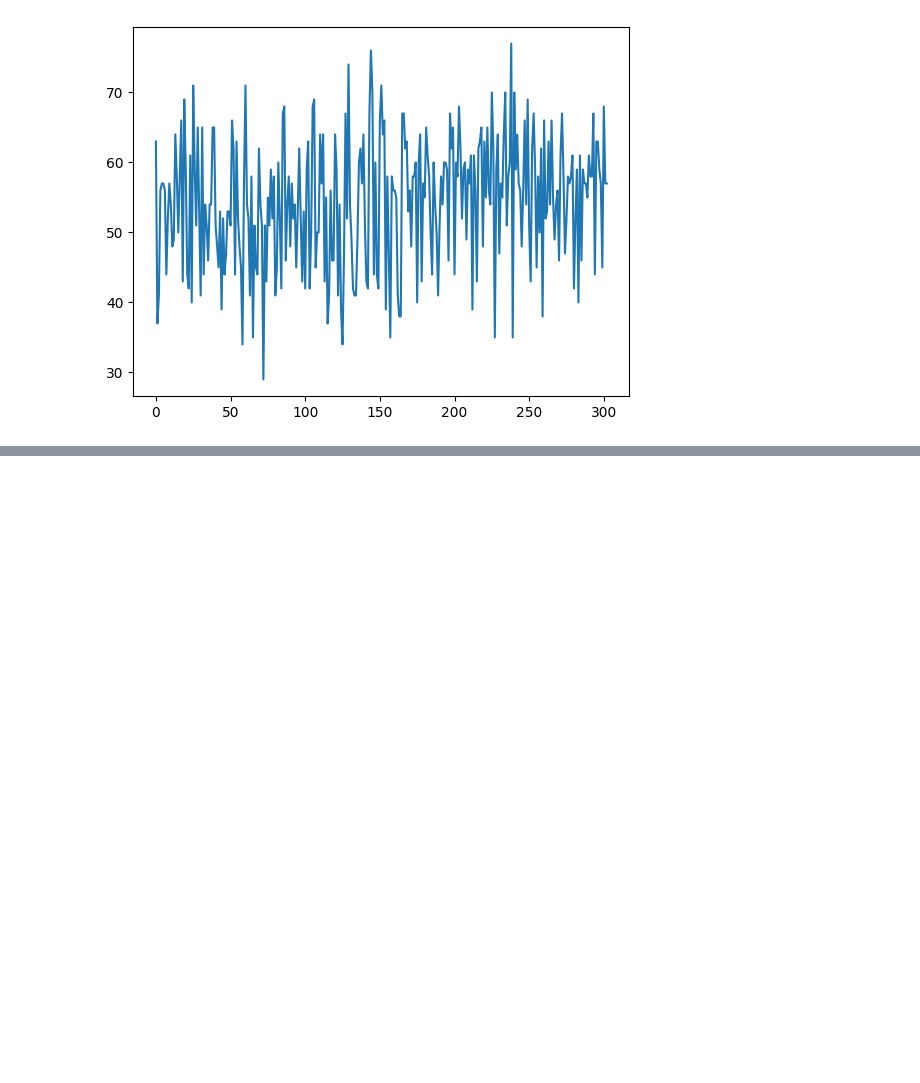
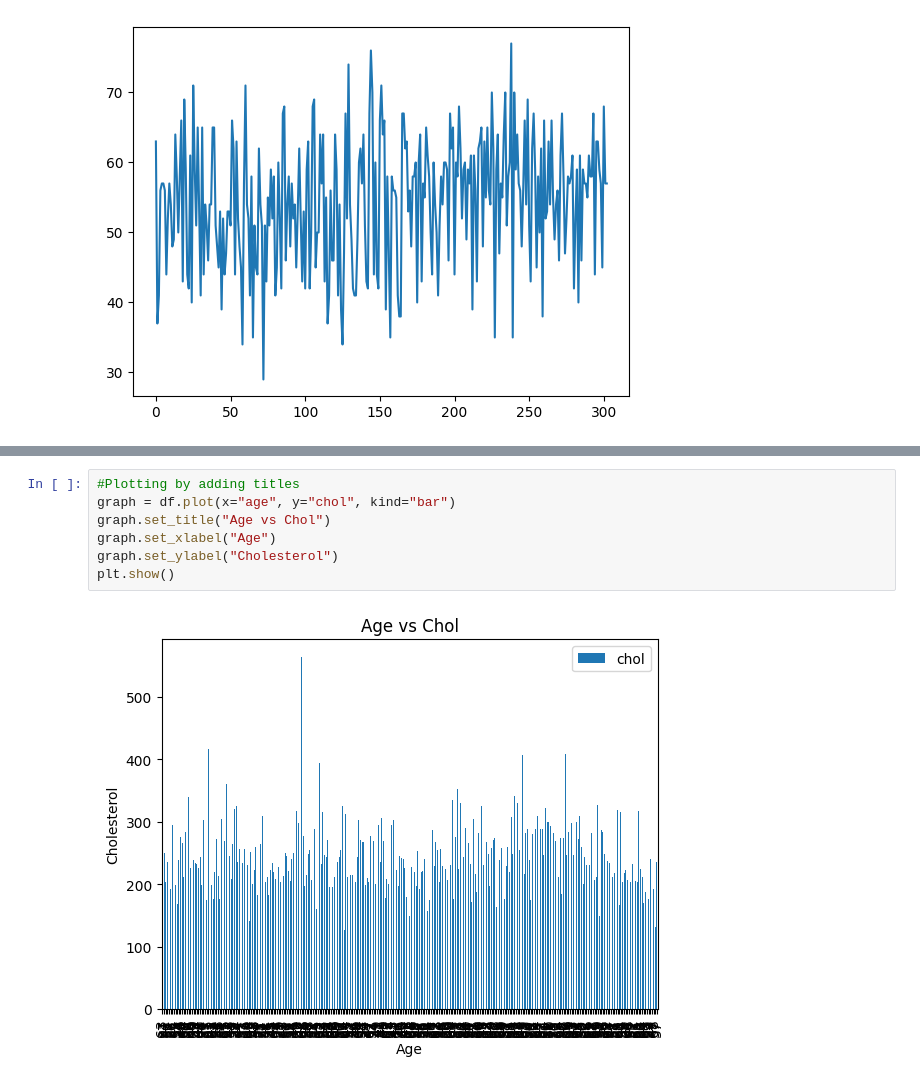
Before and after one commit to Numanur/data-science-ml, a Jupyter notebook: matplotlib_basic.ipynb, the cells around one changed output, grey strips where cells are left out. Drawn from its saved outputs; the diff is of its cells as text; blank space fills up the shorter version.

```diff
--- a/matplotlib_basic.ipynb
+++ b/matplotlib_basic.ipynb
@@ -17,0 +33,9 @@ df["age"].plot()
+# %%
+#Plotting by adding titles
+graph = df.plot(x="age", y="chol", kind="bar")
+graph.set_title("Age vs Chol")
+graph.set_xlabel("Age")
+graph.set_ylabel("Cholesterol")
+plt.show()
+# %% [output]
+[figure, added]
```
Also changed, not shown: parts of 4 cells of this notebook.
